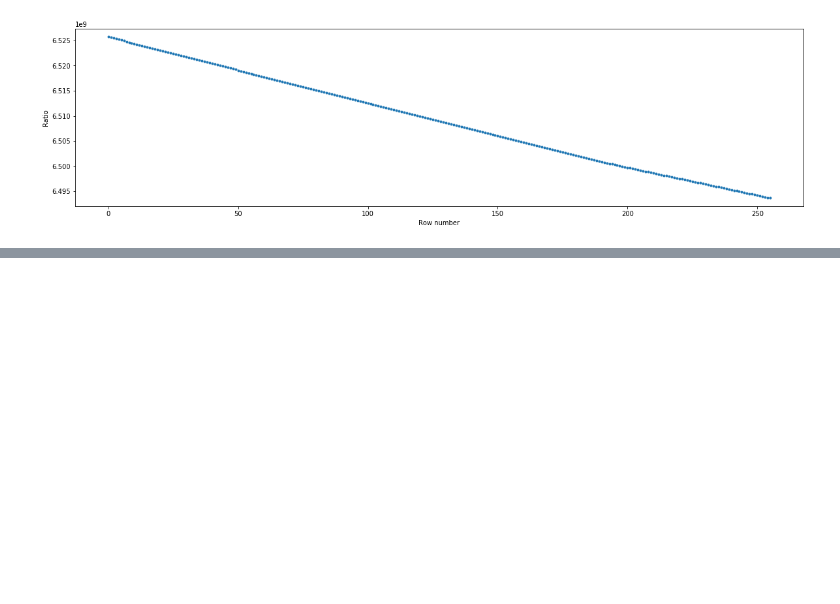
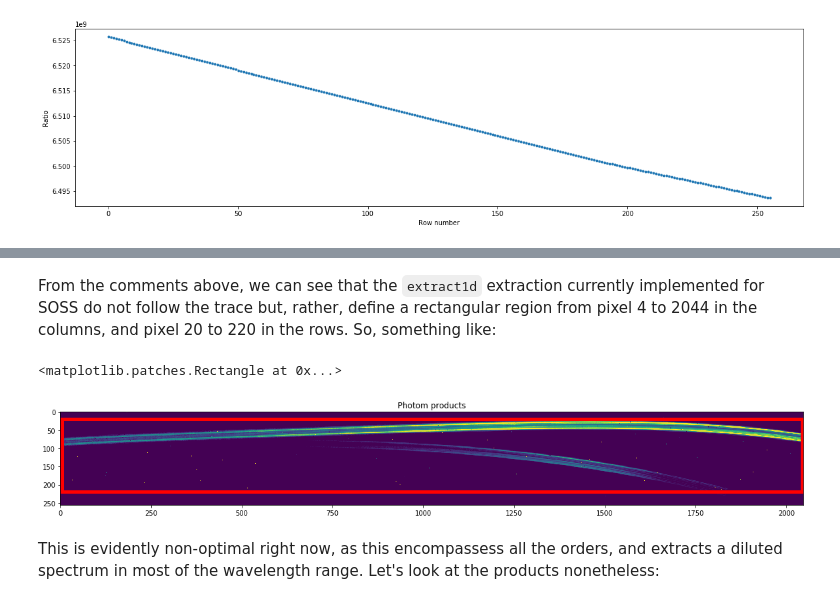
Before and after one commit to nespinoza/jwst_pipeline_testing, a Jupyter notebook: Stage 2 testing - NIRISS SOSS.ipynb, the cells around one changed output, grey strips where cells are left out. Cells and saved outputs as stored; diff of their text form; code cells hidden in the pictures; blank space fills up the shorter version.

```diff
--- a/Stage 2 testing - NIRISS SOSS.ipynb
+++ b/Stage 2 testing - NIRISS SOSS.ipynb
@@ -311,0 +395,16 @@ Text(0.5, 0, 'Row number')
+# %% [markdown]
+From the comments above, we can see that the `extract1d` extraction currently implemented for SOSS do not follow the trace but, rather, define a rectangular region from pixel 4 to 2044 in the columns, and pixel 20 to 220 in the rows. So, something like:
+# %%
+fig, ax = plt.subplots(figsize=(20,10))
+plt.title('Photom products')
+im = plt.imshow(hdul_photom['SCI'].data[0,:,:])
+im.set_clim(1e-8,1e-7)
+rect = Rectangle((4,20),2040,200,linewidth=5,edgecolor='r',facecolor='none')
+
+# Add the patch to the Axes
+ax.add_patch(rect)
+# %% [output]
+<matplotlib.patches.Rectangle at 0x...>
+[figure, added]
+# %% [markdown]
+This is evidently non-optimal right now, as this encompassess all the orders, and extracts a diluted spectrum in most of the wavelength range. Let's look at the products nonetheless:
```
Also changed, not shown: parts of 21 cells of this notebook.
